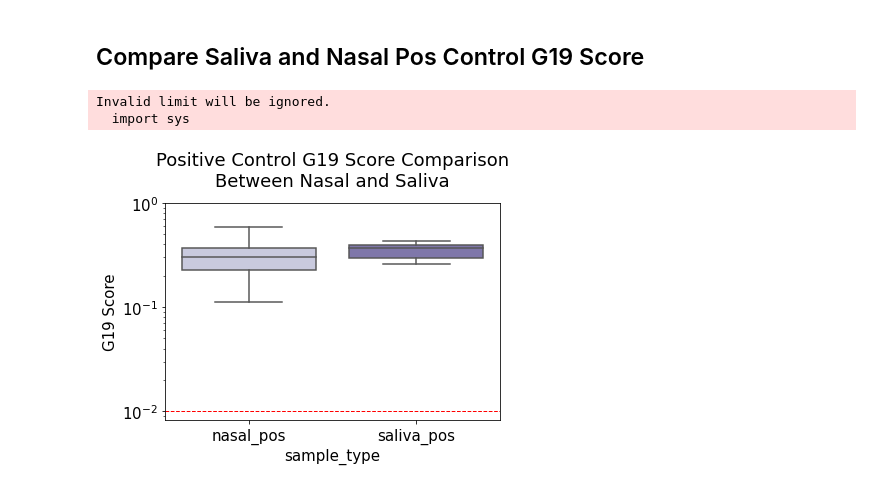
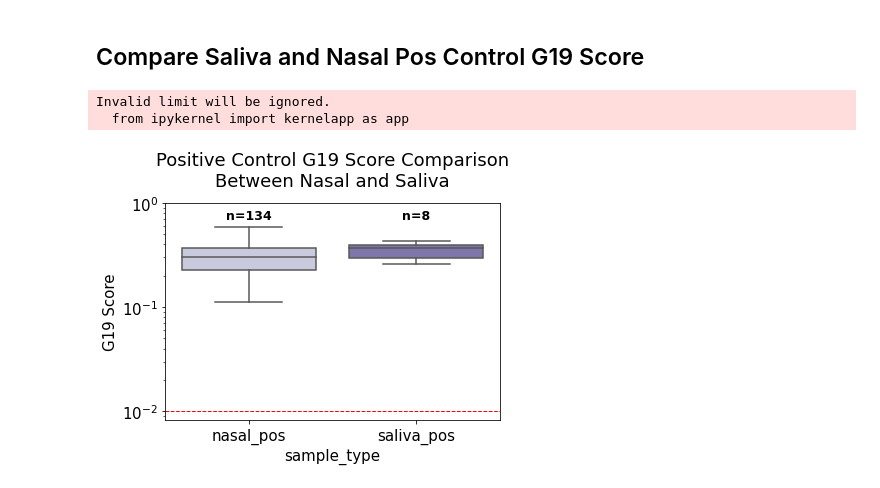
Before and after one commit to gh-bshih/g19_analysis, a Jupyter notebook: 201229_SpittoonStudyAllStars.ipynb, the cells around one changed output. Saved outputs shown, nothing was run; the diff lists cells and outputs as text; code cells hidden in the pictures.

```diff
--- a/201229_SpittoonStudyAllStars.ipynb
+++ b/201229_SpittoonStudyAllStars.ipynb
@@ -100,16 +101,24 @@ both = pd.concat([clin_pos, saliva_pos])
 # %%
 matplotlib.rcParams.update({'font.size': 15})
 
 a = sns.boxplot(x='sample_type', y='median_covid_ratio', data=both, showfliers=False, palette="Purples")
 a.set_yscale('log')
+
+num_nasal_pos = both['sample_type'].value_counts()[0]
+num_saliva_pos = both['sample_type'].value_counts()[1]
+labels = [f'n={num_nasal_pos}', f'n={num_saliva_pos}']
+
+for xtick in a.get_xticks():
+    a.text(xtick, 0.7, labels[xtick],
+           horizontalalignment='center',size='small',color='black',weight='semibold')
 
 plt.axhline(y=0.01, color='r', linewidth=1, ls='--')
 plt.ylim(0,1)
 plt.ylabel('G19 Score')
 
 plt.title('Positive Control G19 Score Comparison\nBetween Nasal and Saliva', y=1.05)
 plt.show()
 # %% [output]
 Invalid limit will be ignored.
-  import sys
+  from ipykernel import kernelapp as app
-[figure, old version]
+[figure, new version]
```
Also changed, not shown: parts of 1 cell of this notebook, 1 other file.
